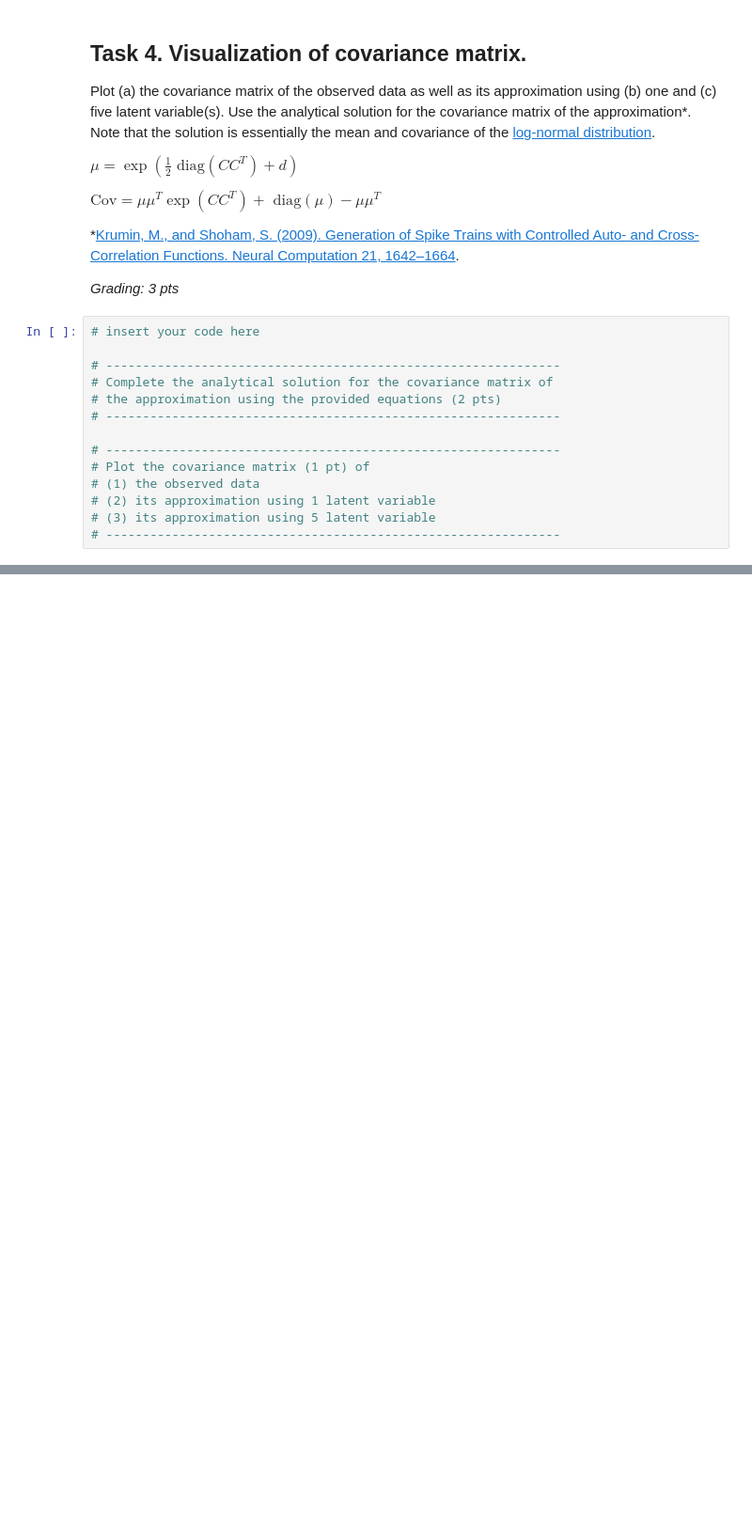
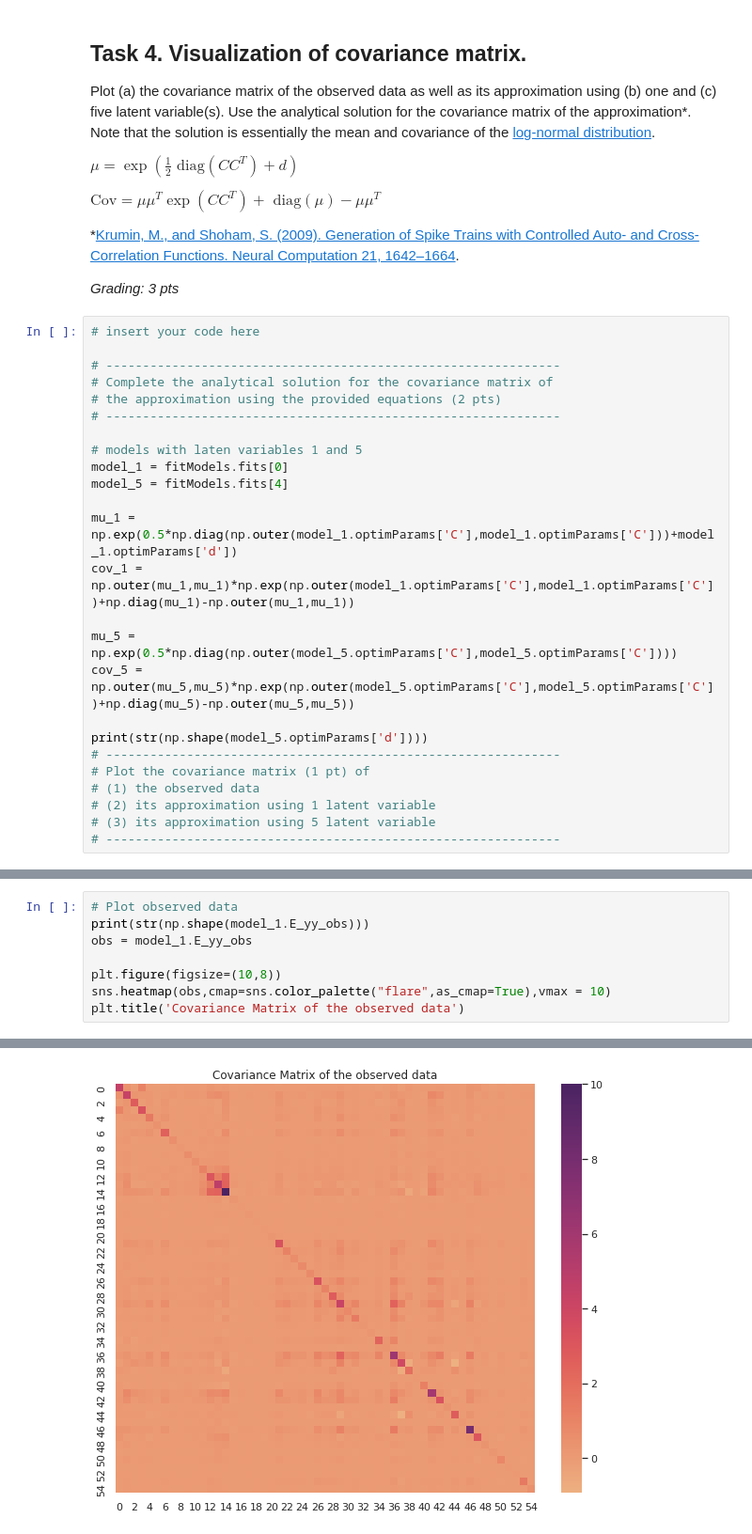
Before and after one commit to Vanessa-Ts/neuralDS, a Jupyter notebook: Ex8/notebooks/CodingLab8.ipynb, the cells around one changed output, grey strips where cells are left out. Shown: that part at 94% size. Cells and saved outputs as stored; diff of their text form; blank space fills up the shorter version.

```diff
--- a/Ex8/notebooks/CodingLab8.ipynb
+++ b/Ex8/notebooks/CodingLab8.ipynb
@@ -399,6 +400,17 @@ $ \text{Cov}= \mu\mu^T \exp(CC^T)+\text{ diag}(\mu) - \mu\mu^T$
 # the approximation using the provided equations (2 pts)
 # --------------------------------------------------------------
 
+# models with laten variables 1 and 5
+model_1 = fitModels.fits[0]
+model_5 = fitModels.fits[4]
+
+mu_1 = np.exp(0.5*np.diag(np.outer(model_1.optimParams['C'],model_1.optimParams['C']))+model_1.optimParams['d'])
+cov_1 = np.outer(mu_1,mu_1)*np.exp(np.outer(model_1.optimParams['C'],model_1.optimParams['C'])+np.diag(mu_1)-np.outer(mu_1,mu_1))
+
+mu_5 = np.exp(0.5*np.diag(np.outer(model_5.optimParams['C'],model_5.optimParams['C'])))
+cov_5 = np.outer(mu_5,mu_5)*np.exp(np.outer(model_5.optimParams['C'],model_5.optimParams['C'])+np.diag(mu_5)-np.outer(mu_5,mu_5))
+
+print(str(np.shape(model_5.optimParams['d'])))
 # --------------------------------------------------------------
 # Plot the covariance matrix (1 pt) of
 # (1) the observed data
@@ -407,0 +422,9 @@ $ \text{Cov}= \mu\mu^T \exp(CC^T)+\text{ diag}(\mu) - \mu\mu^T$
+# %%
+# Plot observed data
+print(str(np.shape(model_1.E_yy_obs)))
+obs = model_1.E_yy_obs
+
+plt.figure(figsize=(10,8))
+sns.heatmap(obs,cmap=sns.color_palette("flare",as_cmap=True),vmax = 10)
+plt.title('Covariance Matrix of the observed data')
+# %% [output]
@@ -407,0 +433 @@ $ \text{Cov}= \mu\mu^T \exp(CC^T)+\text{ diag}(\mu) - \mu\mu^T$
+[figure, added]
```
Also changed, not shown: parts of 10 cells of this notebook.
